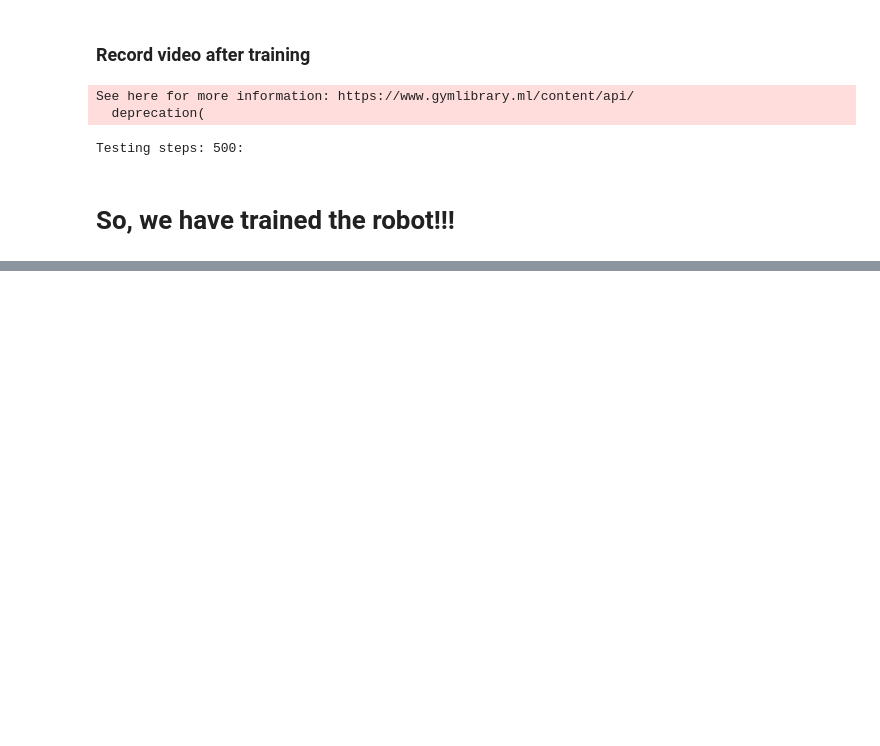
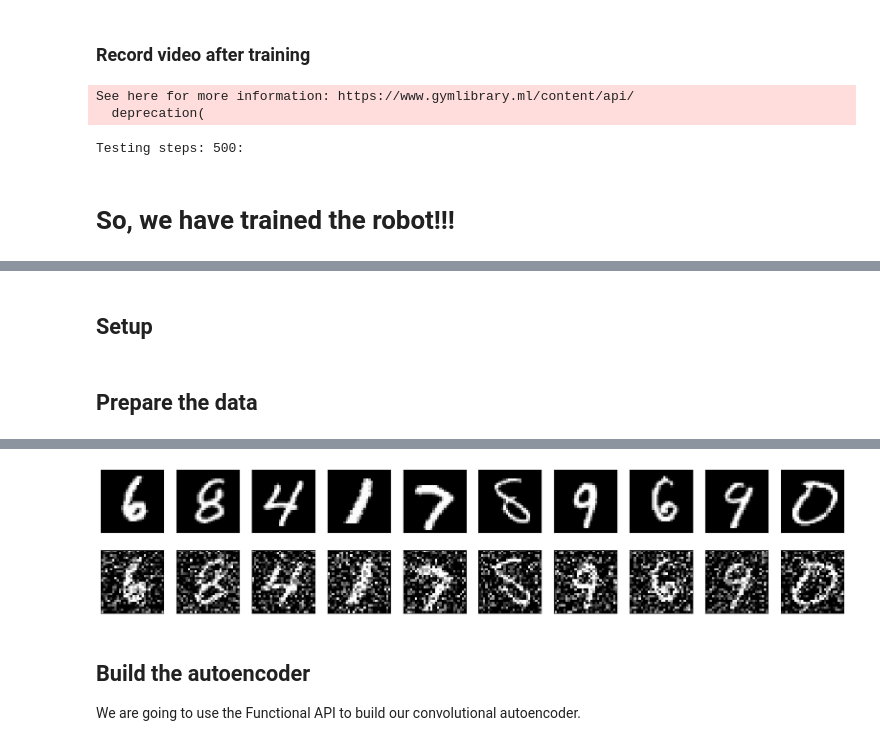
Before and after one commit to marcinwolter/Machine-learning-KISD-2023, a Jupyter notebook: lecture7.ipynb, the cells around one changed output, grey strips where cells are left out. Cells and saved outputs as stored; diff of their text form; code cells hidden in the pictures; blank space fills up the shorter version.

```diff
--- a/lecture7.ipynb
+++ b/lecture7.ipynb
@@ -752,0 +945,2 @@ Testing steps: 500:
+# %% [markdown]
+## Setup
@@ -752,0 +1006,18 @@ Testing steps: 500:
+# %% [markdown]
+## Prepare the data
+# %%
+# Since we only need images from the dataset to encode and decode, we
+# won't use the labels.
+(train_data, _), (test_data, _) = mnist.load_data()
+
+# Normalize and reshape the data
+train_data = preprocess(train_data)
+test_data = preprocess(test_data)
+
+# Create a copy of the data with added noise
+noisy_train_data = noise(train_data)
+noisy_test_data = noise(test_data)
+
+# Display the train data and a version of it with added noise
+display(train_data, noisy_train_data)
+# %% [output]
@@ -752,0 +1026,5 @@ Testing steps: 500:
+[figure, added]
+# %% [markdown]
+## Build the autoencoder
+
+We are going to use the Functional API to build our convolutional autoencoder.
```
Also changed, not shown: parts of 31 cells of this notebook.
